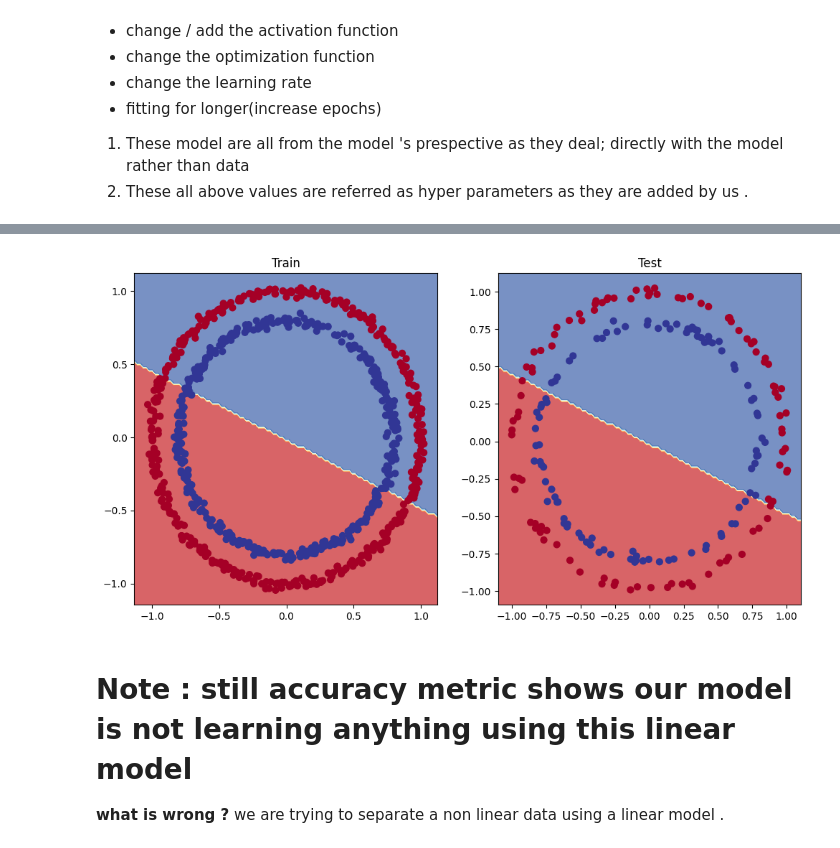
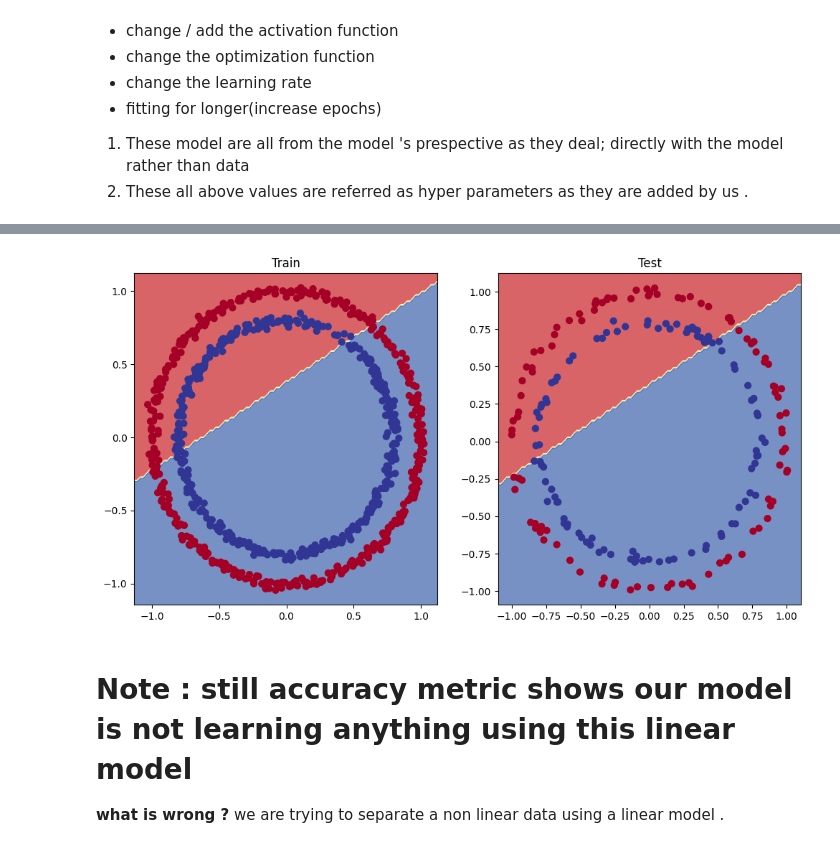
Before and after one commit to arosha27/Week4-LearnPyTorch, a Jupyter notebook: 02_pytorch_classification.ipynb, the cells around one changed output, grey strips where cells are left out. Cells and saved outputs as stored; diff of their text form; code cells hidden in the pictures.

```diff
--- a/02_pytorch_classification.ipynb
+++ b/02_pytorch_classification.ipynb
@@ -379,15 +389,15 @@ class CircleModelv1(nn.Module):
   def __init__(self):
     super().__init__()
 
-    self.layer_0 = nn.Linear(in_features = 2 , out_features = 5)
-    self.layer_1 = nn.Linear(in_features = 5 , out_features = 10)
+    self.layer_0 = nn.Linear(in_features = 2 , out_features = 10)
+    self.layer_1 = nn.Linear(in_features = 10 , out_features = 10)
     self.layer_2 = nn.Linear(in_features = 10 , out_features = 1)
 
 
-  def forward_fn(self , x):
-    return self.layer(self.layer_1(self.layer_0(x)))
+  def forward(self , x):
+    return self.layer_2(self.layer_1(self.layer_0(x)))
 
-model_1 = CircleModelv1()
+model_1 = CircleModelv1().to(device)
 model_1.state_dict()
 # %% [output]
 OrderedDict([('layer_0.weight',
@@ -410,9 +420,9 @@ OrderedDict([('layer_0.weight',
 # %%
 #create a loss function
-loss_fn1 = nn.BCEWithLogitsLoss()
+loss_fn = nn.BCEWithLogitsLoss()
 
 #optimizer
-optimizer2 = torch.optim.SGD(params = model_1.parameters(),
+optimizer = torch.optim.SGD(params = model_1.parameters(),
                               lr = 0.001)
 # %%
 #training loop
@@ -428,10 +438,10 @@ x_test , y_test = x_test.to(device) , y_test.to(device)
 for epoch in range(epochs):
 
   #1. training
-  model_0.train()
+  model_1.train()
 
   #2.forward pass
-  train_logits = model_0(x_train).squeeze() #the raw output of the model are called logits
+  train_logits = model_1(x_train).squeeze() #the raw output of the model are called logits
   pred_prob = torch.sigmoid(train_logits) #passing the logits to sigmoid(activation) function to get prediction probablities
   pred_labels = torch.round(pred_prob) #rounding them to either zero or 1
   #3.Loss / accuracy
@@ -452,9 +462,9 @@ for epoch in range(epochs):
   #TESTING
 
   #1.forward pass
-  model_0.eval()
+  model_1.eval()
   with torch.inference_mode():
-    test_logits = model_0(x_test).squeeze()
+    test_logits = model_1(x_test).squeeze()
     pred_prob = torch.sigmoid(test_logits)
     test_pred = torch.round(pred_prob)
 
@@ -464,6 +474,6 @@ for epoch in range(epochs):
   test_acc = accuracy_fn(y_test,test_pred)
 
   #3. Printing the information
-  if epoch % 10 == 0:
+  if epoch % 100 == 0:
     print(f"Epoch : {epoch} | Train_loss :{train_loss} |Train_Accuracy :{train_acc :.2f} | Test_loss {test_loss} | Test_Accuracy : {test_acc}")
 # %% [output]
@@ -487,21 +490,21 @@ Epoch : 990 | Train_loss :0.6929789185523987 |Train_Accuracy :51.12 | Test_loss
 # %%
 #import the plot_decision_boundary function from hepler_functions.py file
 from helper_functions import plot_decision_boundary , plot_predictions
 
 import matplotlib.pyplot as plt
 plt.figure(figsize = (12,6))
 #Traing decsion boundary
 plt.subplot(1,2,1)
 plt.title("Train")
-plot_decision_boundary(model_0 , x_train , y_train)
+plot_decision_boundary(model_1 , x_train , y_train)
 
 #Testing
 
 plt.subplot(1,2,2)
 plt.title("Test")
-plot_decision_boundary(model_0 , x_test , y_test)
+plot_decision_boundary(model_1 , x_test , y_test)
 # %% [output]
-[figure, old version]
+[figure, new version]
 # %% [markdown]
 # Note : still accuracy metric shows our model is not learning anything using this linear model
 
```
Also changed, not shown: parts of 9 cells of this notebook.
